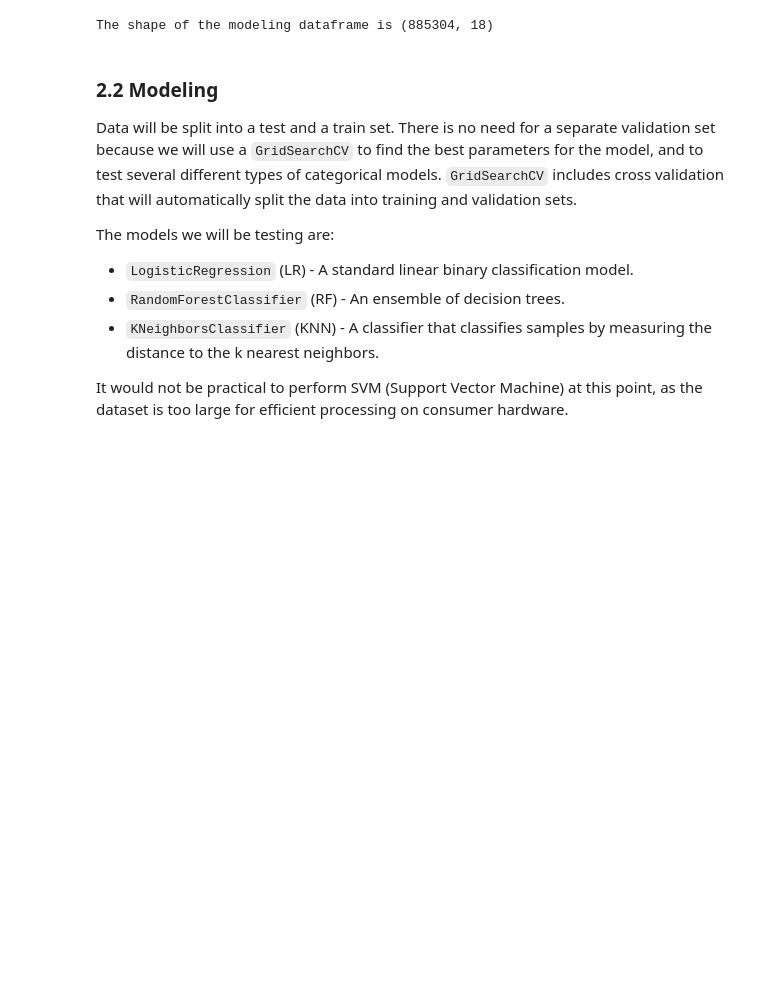
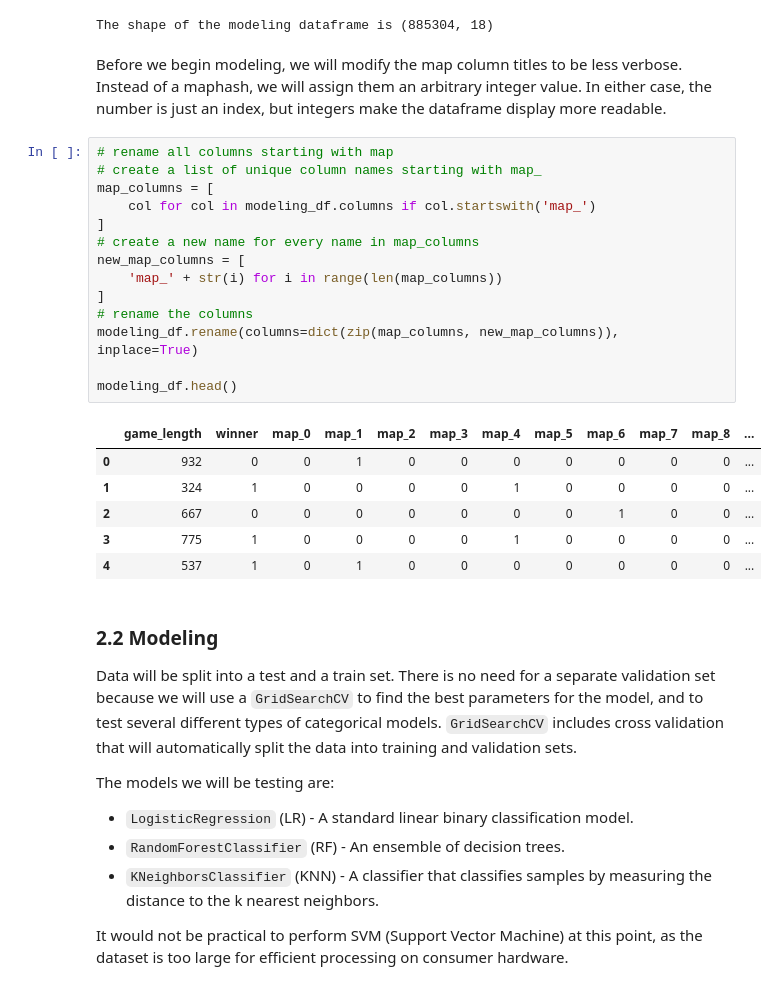
Before and after one commit to jared-a-lloyd/sc2-modeling, a Jupyter notebook: Notebook 2 - Metadata Analysis and Modeling.ipynb, the cells around one changed output. Saved outputs shown, nothing was run; the diff lists cells and outputs as text; blank space fills up the shorter version.

Commit message:
Complete run through on Notebook 2. Minor changes. Remap map_ column names

```diff
--- a/Notebook 2 - Metadata Analysis and Modeling.ipynb
+++ b/Notebook 2 - Metadata Analysis and Modeling.ipynb
@@ -668,6 +671,29 @@ modeling_df.head()
 print('The shape of the modeling dataframe is', modeling_df.shape)
 # %% [output]
 The shape of the modeling dataframe is (885304, 18)
+# %% [markdown]
+Before we begin modeling, we will modify the map column titles to be less verbose. Instead of a maphash, we will assign them an arbitrary integer value. In either case, the number is just an index, but integers make the dataframe display more readable.
+# %%
+# rename all columns starting with map
+# create a list of unique column names starting with map_
+map_columns = [
+    col for col in modeling_df.columns if col.startswith('map_')
+]
+# create a new name for every name in map_columns
+new_map_columns = [
+    'map_' + str(i) for i in range(len(map_columns))
+]
+# rename the columns
+modeling_df.rename(columns=dict(zip(map_columns, new_map_columns)), inplace=True)
+
+modeling_df.head()
+# %% [output]
+|  | game_length | winner | map_0 | map_1 | map_2 | map_3 | map_4 | map_5 | map_6 | map_7 | map_8 | ... |
+| 0 | 932 | 0 | 0 | 1 | 0 | 0 | 0 | 0 | 0 | 0 | 0 | ... |
+| 1 | 324 | 1 | 0 | 0 | 0 | 0 | 1 | 0 | 0 | 0 | 0 | ... |
+| 2 | 667 | 0 | 0 | 0 | 0 | 0 | 0 | 0 | 1 | 0 | 0 | ... |
+| 3 | 775 | 1 | 0 | 0 | 0 | 0 | 1 | 0 | 0 | 0 | 0 | ... |
+| 4 | 537 | 1 | 0 | 1 | 0 | 0 | 0 | 0 | 0 | 0 | 0 | ... |
 # %% [markdown]
 ### 2.2 Modeling <a name="section-2-2"></a>
 Data will be split into a test and a train set. There is no need for a separate validation set because we will use a `GridSearchCV` to find the best parameters for the model, and to test several different types of categorical models. `GridSearchCV` includes cross validation that will automatically split the data into training and validation sets.
```
Also changed, not shown: parts of 1 cell of this notebook.
